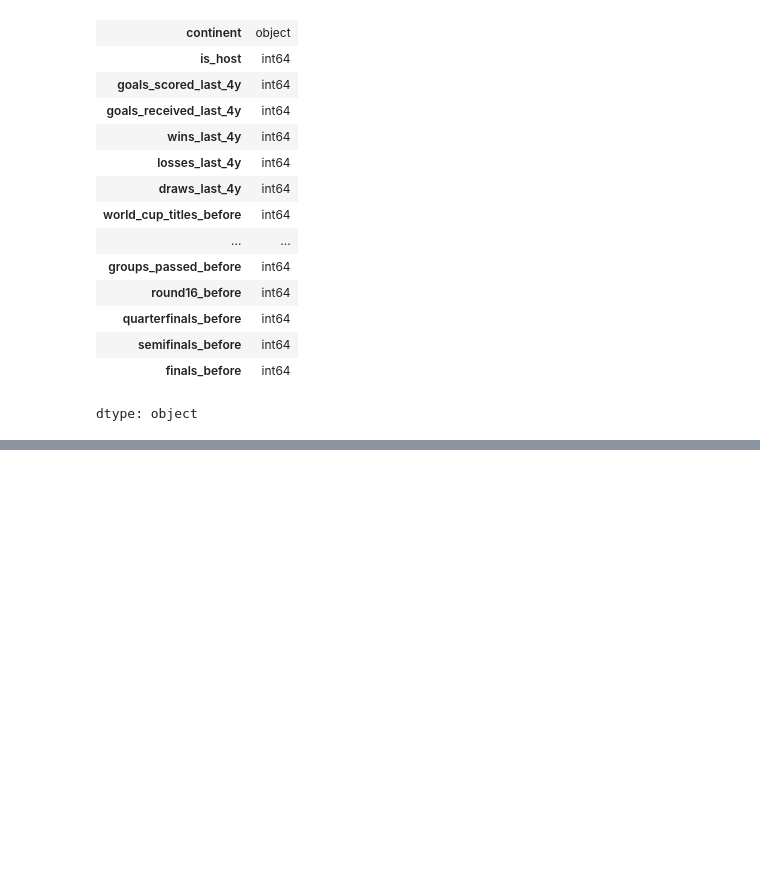
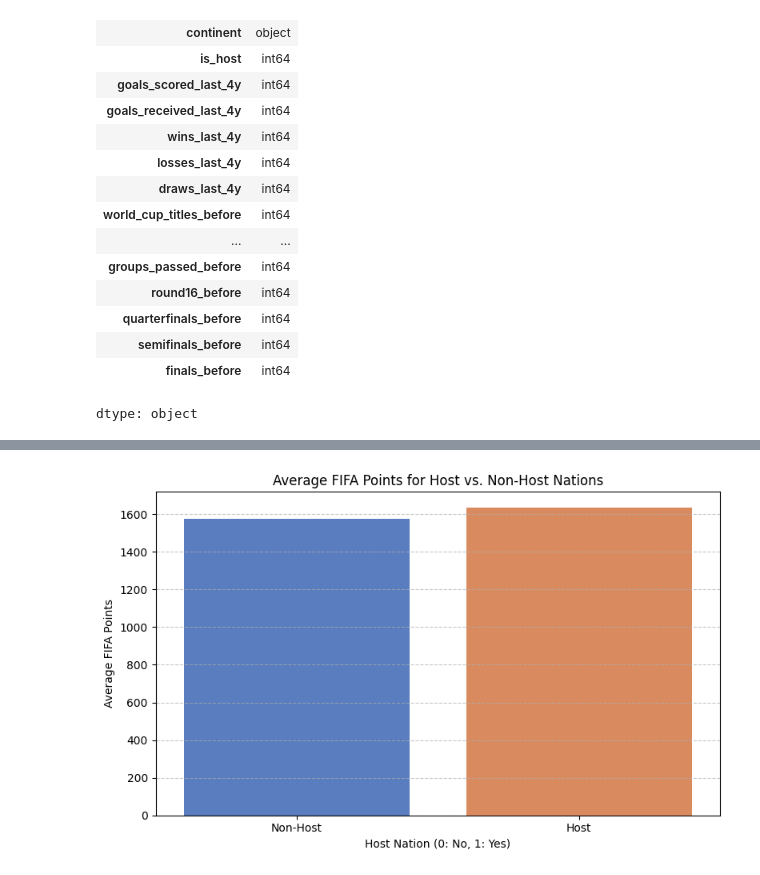
Before and after one commit to kxrrym03/FIFA, a Jupyter notebook: FIFA.ipynb, the cells around one changed output, grey strips where cells are left out. Cells and saved outputs as stored; diff of their text form; code cells hidden in the pictures; blank space fills up the shorter version.

```diff
--- a/FIFA.ipynb
+++ b/FIFA.ipynb
@@ -150,0 +202,4 @@ dtype: object
+# %%
+avg_fifa_points_by_host = df.groupby('is_host')['fifa_points_pre_tournament'].mean().reset_index()
+print("Average FIFA Points by Host Status:")
+display(avg_fifa_points_by_host)
@@ -150,0 +211,12 @@ dtype: object
+# %%
+plt.figure(figsize=(8, 5))
+sns.barplot(x='is_host', y='fifa_points_pre_tournament', data=avg_fifa_points_by_host, palette='muted')
+plt.title('Average FIFA Points for Host vs. Non-Host Nations')
+plt.xlabel('Host Nation (0: No, 1: Yes)')
+plt.ylabel('Average FIFA Points')
+plt.xticks(ticks=[0, 1], labels=['Non-Host', 'Host'])
+plt.grid(axis='y', linestyle='--', alpha=0.7)
+plt.tight_layout()
+plt.show()
+# %% [output]
+[figure, added]
```
Also changed, not shown: parts of 7 cells of this notebook.
